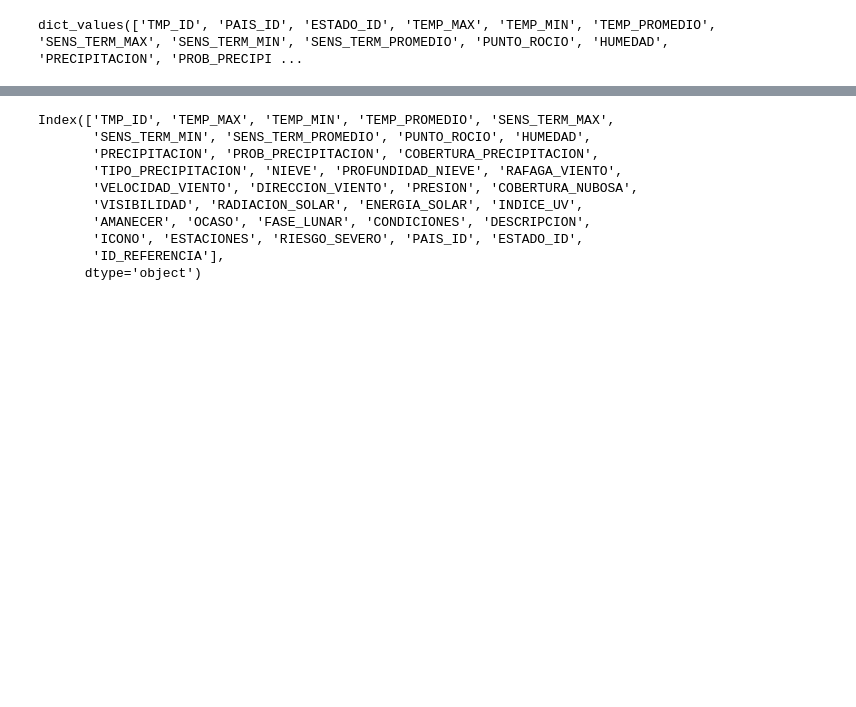
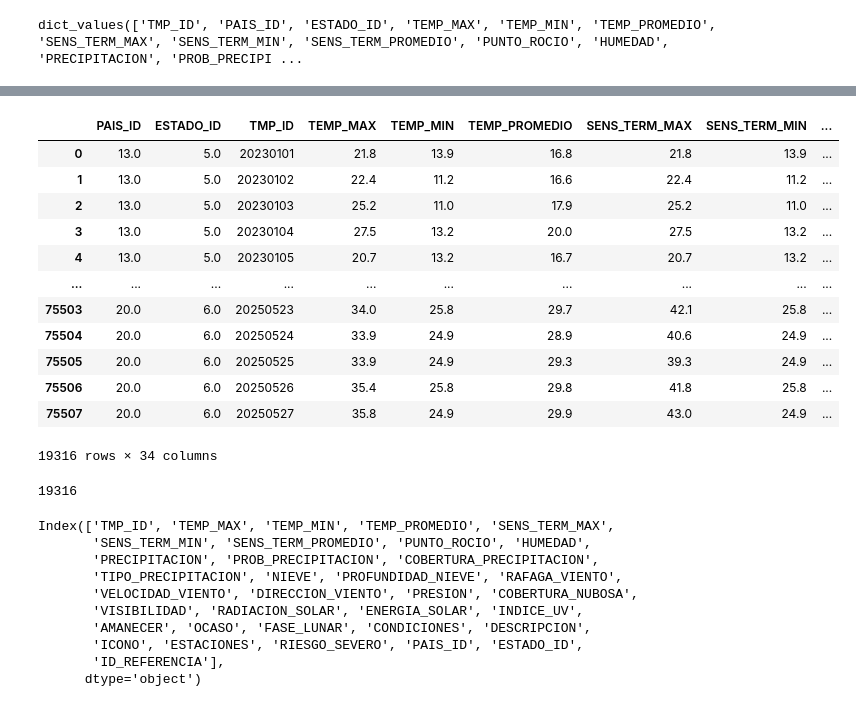
Before and after one commit to ELSILVAGM/API_Weather, a Jupyter notebook: ActualizacionClimaInternacional 1.ipynb, the cells around one changed output, grey strips where cells are left out. Saved outputs shown, nothing was run; the diff lists cells and outputs as text; code cells hidden in the pictures; blank space fills up the shorter version.

```diff
--- a/ActualizacionClimaInternacional 1.ipynb
+++ b/ActualizacionClimaInternacional 1.ipynb
@@ -735,3 +877,0 @@ df = df.drop(columns=['Location'])
-# %%
-df = homologar_columnas(df)
-df
@@ -752,4 +877,0 @@ df
-# %%
-df['PAIS_ID'] = 8
-df['ESTADO_ID'] = 51
-df['ID_REFERENCIA'] = 1
@@ -755,0 +905,24 @@ df['ID_REFERENCIA'] = 1
+# %%
+alta = df.merge(df_Coor,on=['LATITUD', 'LONGITUD'], how='left', indicator=True)
+alta= alta[alta['_merge']=='both']
+# %%
+alta_final = homologar_columnas(alta)
+alta_final
+# %% [output]
+|  | PAIS_ID | ESTADO_ID | TMP_ID | TEMP_MAX | TEMP_MIN | TEMP_PROMEDIO | SENS_TERM_MAX | SENS_TERM_MIN | ... |
+| 0 | 13.0 | 5.0 | 20230101 | 21.8 | 13.9 | 16.8 | 21.8 | 13.9 | ... |
+| 1 | 13.0 | 5.0 | 20230102 | 22.4 | 11.2 | 16.6 | 22.4 | 11.2 | ... |
+| 2 | 13.0 | 5.0 | 20230103 | 25.2 | 11.0 | 17.9 | 25.2 | 11.0 | ... |
+| 3 | 13.0 | 5.0 | 20230104 | 27.5 | 13.2 | 20.0 | 27.5 | 13.2 | ... |
+| 4 | 13.0 | 5.0 | 20230105 | 20.7 | 13.2 | 16.7 | 20.7 | 13.2 | ... |
+| ... | ... | ... | ... | ... | ... | ... | ... | ... | ... |
+| 75503 | 20.0 | 6.0 | 20250523 | 34.0 | 25.8 | 29.7 | 42.1 | 25.8 | ... |
+| 75504 | 20.0 | 6.0 | 20250524 | 33.9 | 24.9 | 28.9 | 40.6 | 24.9 | ... |
+| 75505 | 20.0 | 6.0 | 20250525 | 33.9 | 24.9 | 29.3 | 39.3 | 24.9 | ... |
+| 75506 | 20.0 | 6.0 | 20250526 | 35.4 | 25.8 | 29.8 | 41.8 | 25.8 | ... |
+| 75507 | 20.0 | 6.0 | 20250527 | 35.8 | 24.9 | 29.9 | 43.0 | 24.9 | ... |
+19316 rows × 34 columns
+# %%
+len(alta_final)
+# %% [output]
+19316
```
Also changed, not shown: parts of 15 cells of this notebook.
